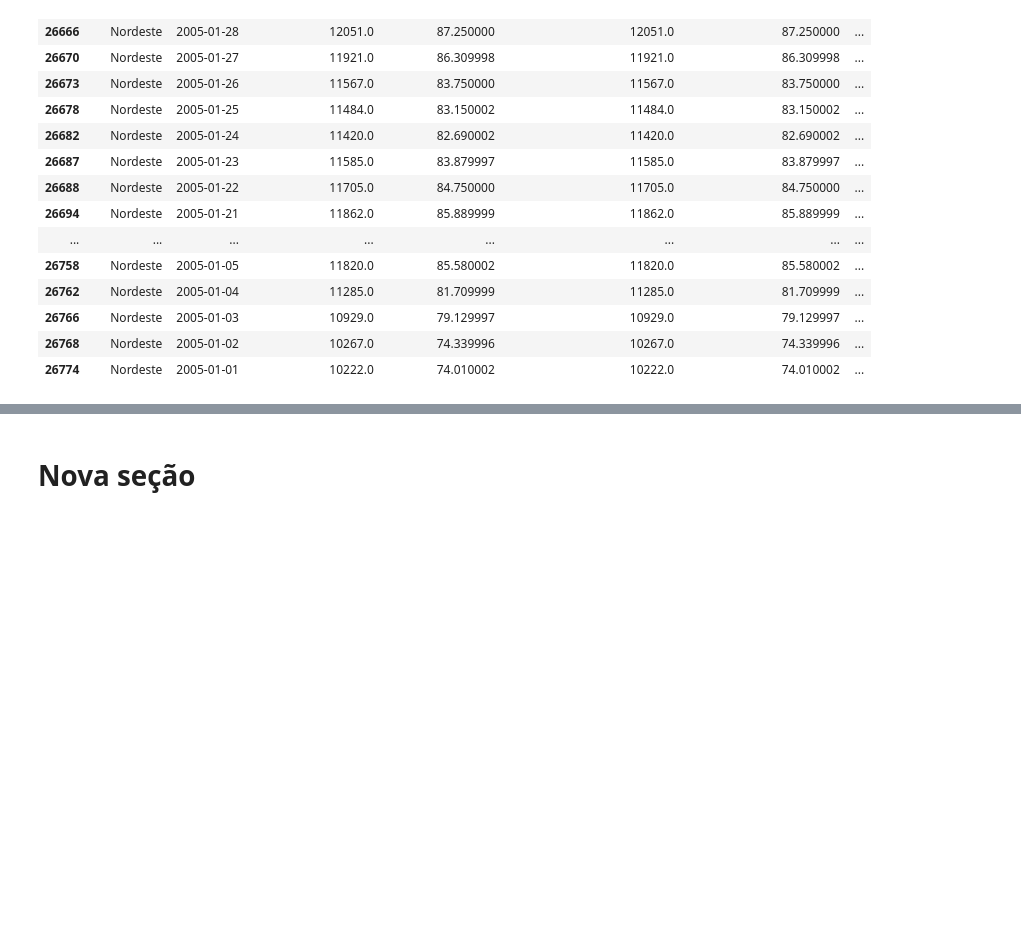
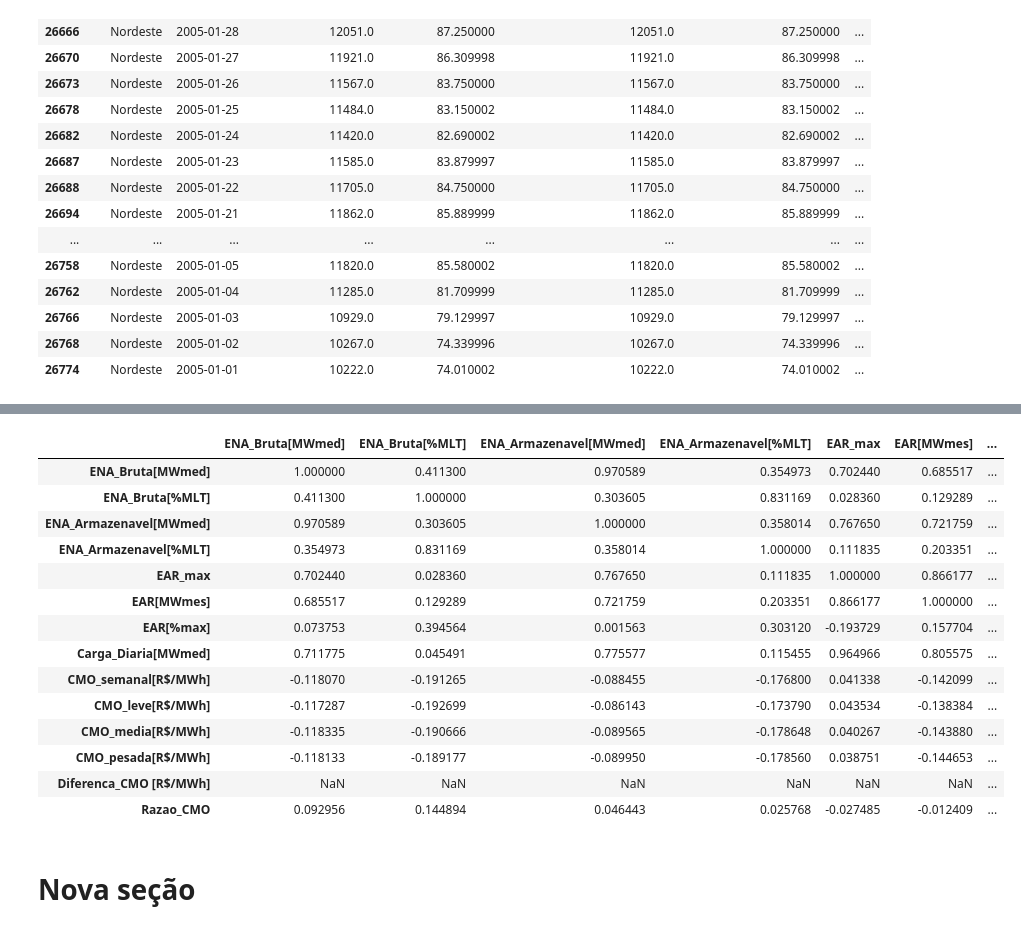
Before and after one commit to belanatal/PosPUCRio, a Jupyter notebook: MVP-SprintI.ipynb, the cells around one changed output, grey strips where cells are left out. Drawn from its saved outputs; the diff is of its cells as text; code cells hidden in the pictures; blank space fills up the shorter version.

```diff
--- a/MVP-SprintI.ipynb
+++ b/MVP-SprintI.ipynb
@@ -989,0 +1037,4 @@ dados.tail(30)
+# %%
+# Arredondando os dados das colunas float64 para 2 casas decimais
+dados=dados.round(2)
+print(dados)
@@ -990,2 +1080,21 @@ dados.tail(30)
+# %%
+# Aplicando a correlação de Pearson ao DataFrame
+dados.corr(method='pearson')
+# %% [output]
+|  | ENA_Bruta[MWmed] | ENA_Bruta[%MLT] | ENA_Armazenavel[MWmed] | ENA_Armazenavel[%MLT] | EAR_max | EAR[MWmes] | ... |
+| ENA_Bruta[MWmed] | 1.000000 | 0.411300 | 0.970589 | 0.354973 | 0.702440 | 0.685517 | ... |
+| ENA_Bruta[%MLT] | 0.411300 | 1.000000 | 0.303605 | 0.831169 | 0.028360 | 0.129289 | ... |
+| ENA_Armazenavel[MWmed] | 0.970589 | 0.303605 | 1.000000 | 0.358014 | 0.767650 | 0.721759 | ... |
+| ENA_Armazenavel[%MLT] | 0.354973 | 0.831169 | 0.358014 | 1.000000 | 0.111835 | 0.203351 | ... |
+| EAR_max | 0.702440 | 0.028360 | 0.767650 | 0.111835 | 1.000000 | 0.866177 | ... |
+| EAR[MWmes] | 0.685517 | 0.129289 | 0.721759 | 0.203351 | 0.866177 | 1.000000 | ... |
+| EAR[%max] | 0.073753 | 0.394564 | 0.001563 | 0.303120 | -0.193729 | 0.157704 | ... |
+| Carga_Diaria[MWmed] | 0.711775 | 0.045491 | 0.775577 | 0.115455 | 0.964966 | 0.805575 | ... |
+| CMO_semanal[R$/MWh] | -0.118070 | -0.191265 | -0.088455 | -0.176800 | 0.041338 | -0.142099 | ... |
+| CMO_leve[R$/MWh] | -0.117287 | -0.192699 | -0.086143 | -0.173790 | 0.043534 | -0.138384 | ... |
+| CMO_media[R$/MWh] | -0.118335 | -0.190666 | -0.089565 | -0.178648 | 0.040267 | -0.143880 | ... |
+| CMO_pesada[R$/MWh] | -0.118133 | -0.189177 | -0.089950 | -0.178560 | 0.038751 | -0.144653 | ... |
+| Diferenca_CMO [R$/MWh] | NaN | NaN | NaN | NaN | NaN | NaN | ... |
+| Razao_CMO | 0.092956 | 0.144894 | 0.046443 | 0.025768 | -0.027485 | -0.012409 | ... |
 # %% [markdown]
 # Nova seção
```
Also changed, not shown: parts of 9 cells of this notebook.
